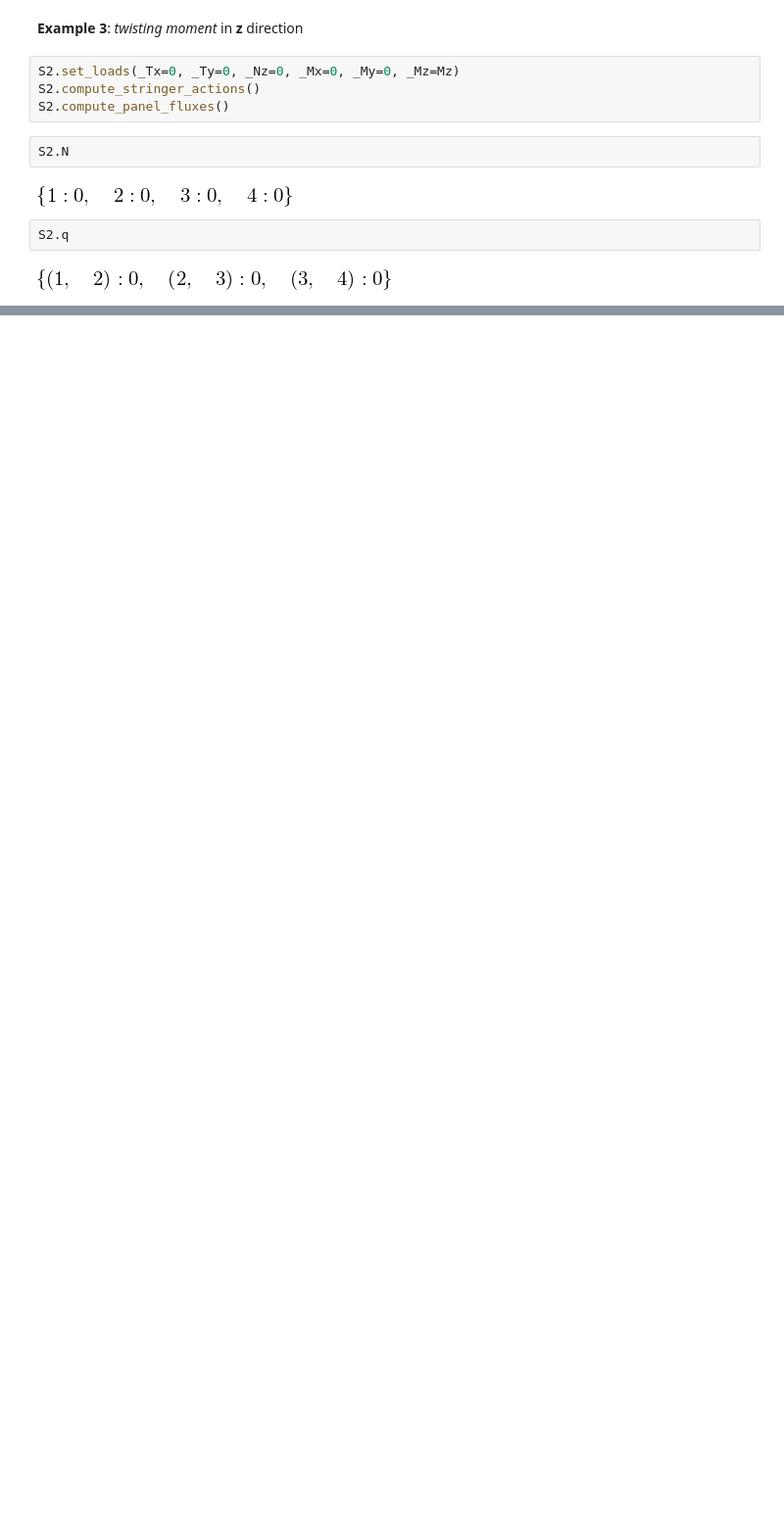
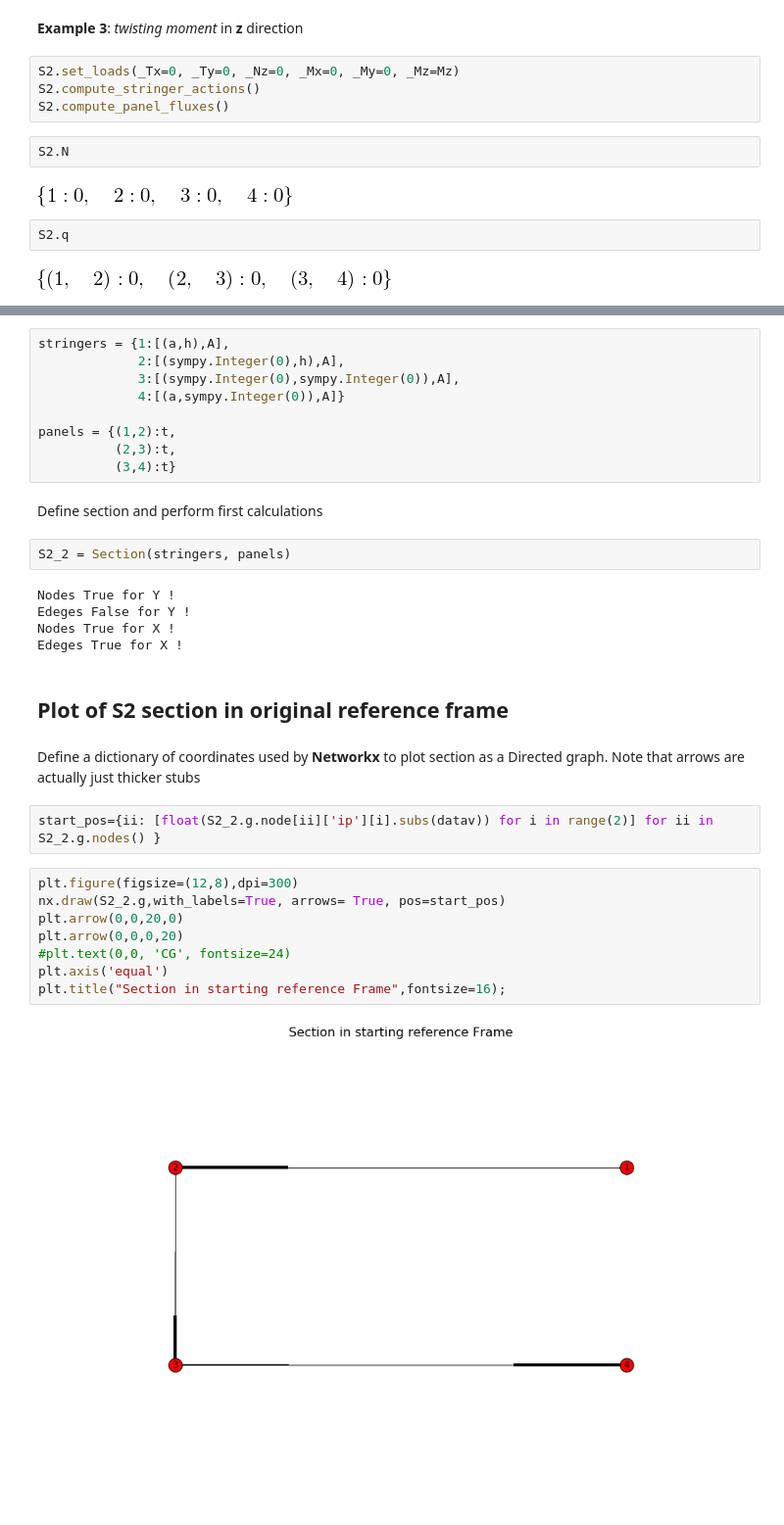
Before and after one commit to Ccaccia73/semimonocoque, a Jupyter notebook: SemiMonoCoque.ipynb, the cells around one changed output, grey strips where cells are left out. Shown: that part at 98% size. Drawn from its saved outputs; the diff is of its cells as text; blank space fills up the shorter version.

Commit message:
completed the computation for multi-connected sections

```diff
--- a/SemiMonoCoque.ipynb
+++ b/SemiMonoCoque.ipynb
@@ -320,0 +341,35 @@ S2.q
+# %%
+stringers = {1:[(a,h),A],
+             2:[(sympy.Integer(0),h),A],
+             3:[(sympy.Integer(0),sympy.Integer(0)),A],
+             4:[(a,sympy.Integer(0)),A]}
+
+panels = {(1,2):t,
+          (2,3):t,
+          (3,4):t}
+# %% [markdown]
+Define section and perform first calculations
+# %%
+S2_2 = Section(stringers, panels)
+# %% [output]
+Nodes True for Y !
+Edeges False for Y !
+Nodes True for X !
+Edeges True for X !
+# %% [markdown]
+## Plot of **S2** section in original reference frame
+# %% [markdown]
+Define a dictionary of coordinates used by **Networkx** to plot section as a Directed graph.
+Note that arrows are actually just thicker stubs
+# %%
+start_pos={ii: [float(S2_2.g.node[ii]['ip'][i].subs(datav)) for i in range(2)] for ii in S2_2.g.nodes() }
+# %%
+plt.figure(figsize=(12,8),dpi=300)
+nx.draw(S2_2.g,with_labels=True, arrows= True, pos=start_pos)
+plt.arrow(0,0,20,0)
+plt.arrow(0,0,0,20)
+#plt.text(0,0, 'CG', fontsize=24)
+plt.axis('equal')
+plt.title("Section in starting reference Frame",fontsize=16);
+# %% [output]
+[figure, added]
```
Also changed, not shown: parts of 64 cells of this notebook, 1 other file.
